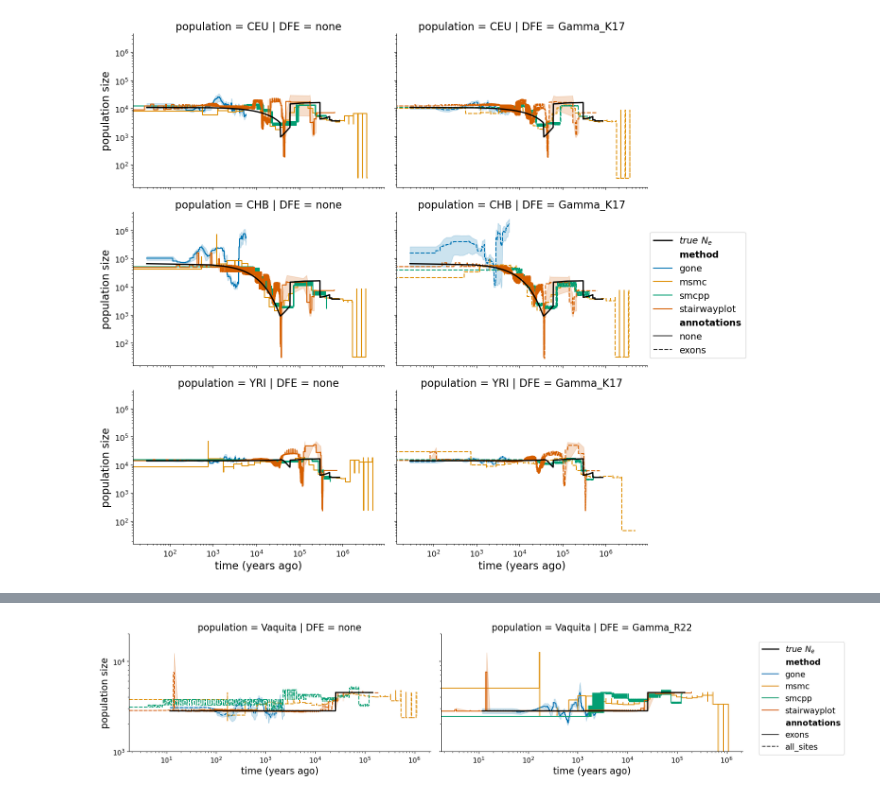
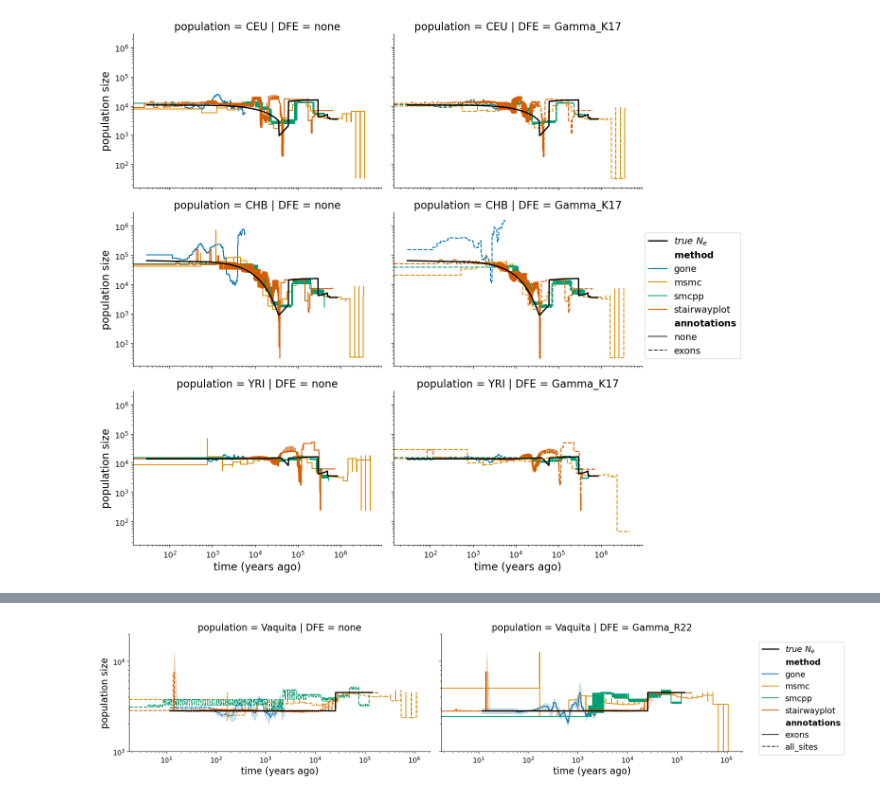
Before and after one commit to popsim-consortium/analysis2, a Jupyter notebook: notebooks/DFE_figures.ipynb, the cells around one changed output, grey strips where cells are left out. Drawn from its saved outputs; the diff is of its cells as text; code cells hidden in the pictures.

```diff
--- a/notebooks/DFE_figures.ipynb
+++ b/notebooks/DFE_figures.ipynb
@@ -28,6 +29,7 @@ df = pd.read_csv(infile, sep=",")
 df['annotations'] = df['annotations'].replace('ensembl_havana_104_exons', 'exons')
 df = df.query("annotations != 'none'")
 df['annotations'] = df['annotations'].replace('all_sites', 'none')
+#df = df.query("method == 'gone'")
 df_ddb = pd.read_csv("/gpfs/projects/kernlab/stittes/analysis2/HomSap_results/plots/OutOfAfricaArchaicAdmixture_5R19/coal_estimated_Ne_t.csv")
 df_ddb = df_ddb[df_ddb["method"] == ref_line]
 pop_order = np.sort(df["population"].unique())
@@ -41,7 +43,7 @@ g = sns.relplot(data=df, x="year", y="Ne",
                 hue=colorby, hue_order=method_order,
                 style=styleby, style_order=annot_order,
                 kind="line", drawstyle='steps-pre',
-                palette=pal_dict, errorbar="se", err_style="band",
+                palette=pal_dict, errorbar=None,
                 height=4, aspect=1.5, facet_kws=dict(sharex=True, sharey=True),
                 alpha = 1.0)  # Move legend outside of the plot
                 # add ref_line to all plots x pop name
@@ -70,31 +72,31 @@ for h, l in zip(handles, labels):
     if l not in seen:
         unique_handles.append(h)
         unique_labels.append(l)
         seen.add(l)
 
 # Create a new legend outside the plot with a separator
 # Add a dummy handle and label as a separator
 unique_handles.append(plt.Line2D([0], [0], visible=False))  # Invisible line
 #unique_labels.append('')  # Empty string for separator
 
 # Add true line as the last element
 for i, ax in enumerate(g.axes.flat):
     pop_ax = ax.title.get_text().split()[2]
     df_ddb_pop = df_ddb.query(f"population == '{pop_ax}'")
     true_handle = ax.plot(df_ddb_pop["year"], df_ddb_pop["Ne"], color="black", label="$true\ N_e$", linewidth=2)
 unique_labels.insert(0, "$true\ N_e$")
 unique_handles.insert(0, true_handle[0])
 
 g.fig.legend(unique_handles, unique_labels,
              loc='center left',
              bbox_to_anchor=(0.85, 0.5),
              ncol=1)
 
 if log:
     g.set(xscale="log", yscale="log")
 g.set_xlabels("time (years ago)")
 g.set_ylabels("population size")
 plt.savefig("estimated_Ne_t_final.pdf")
 plt.show()
 # %% [output]
-[figure, old version]
+[figure, new version]
```
Also changed, not shown: parts of 25 cells of this notebook, 12 other files.
